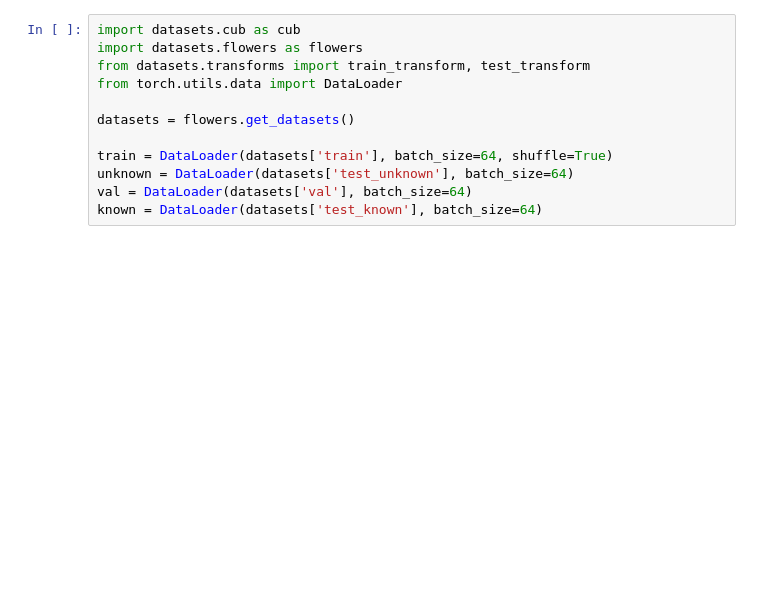
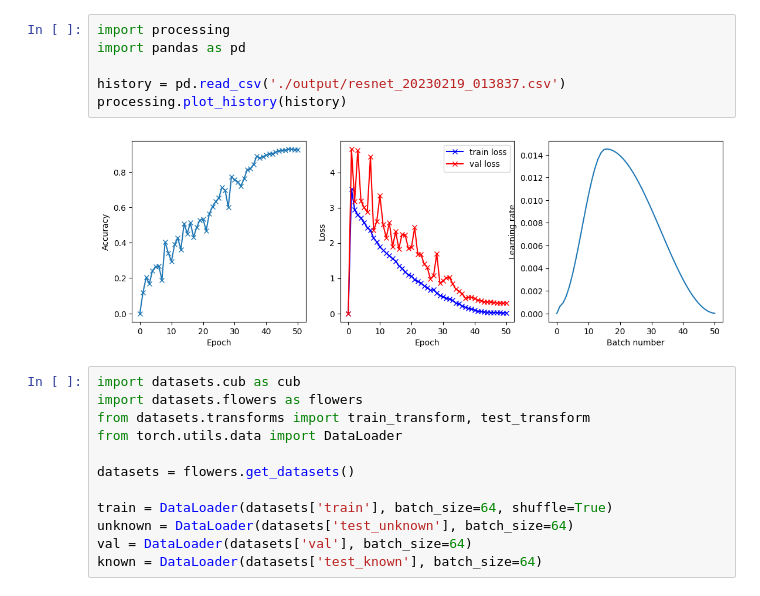
Before and after one commit to b-auricchio/wildlife_indent_cnn, a Jupyter notebook: notebook.ipynb, the cells around one changed output. Drawn from its saved outputs; the diff is of its cells as text; blank space fills up the shorter version.

```diff
--- a/notebook.ipynb
+++ b/notebook.ipynb
@@ -1,3 +11,11 @@
+# %%
+import processing
+import pandas as pd
+
+history = pd.read_csv('./output/resnet_20230219_013837.csv')
+processing.plot_history(history)
+# %% [output]
+[figure, added]
 # %%
 import datasets.cub as cub
 import datasets.flowers as flowers
```
Also changed, not shown: parts of 2 cells of this notebook, 7 other files.
